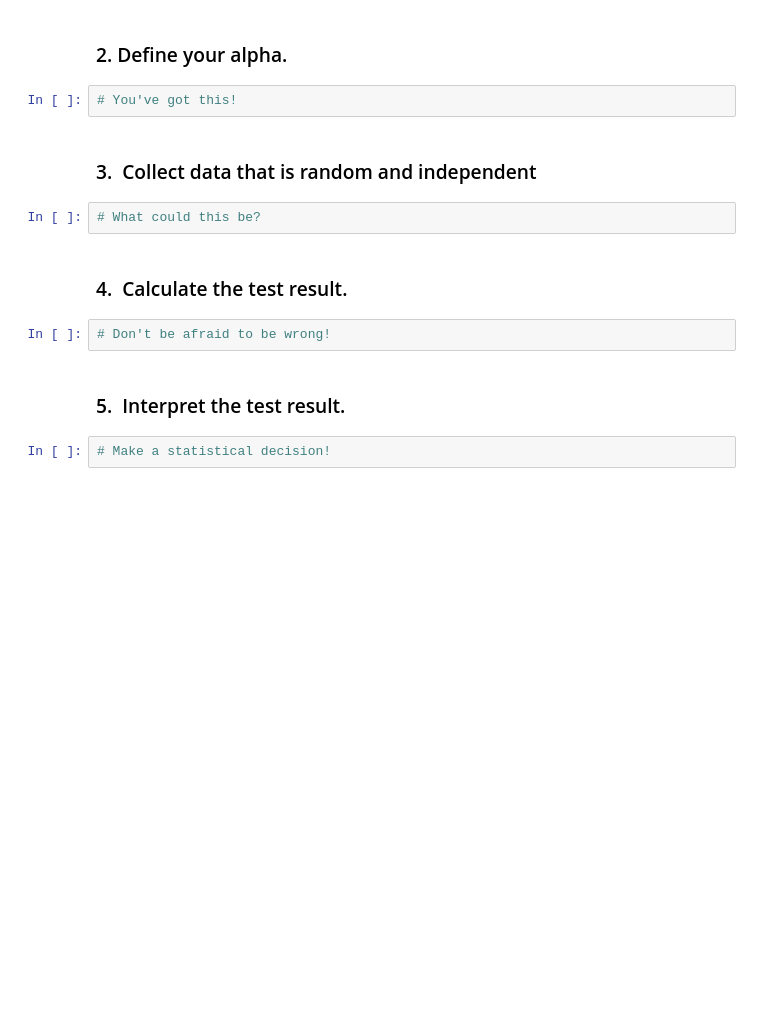
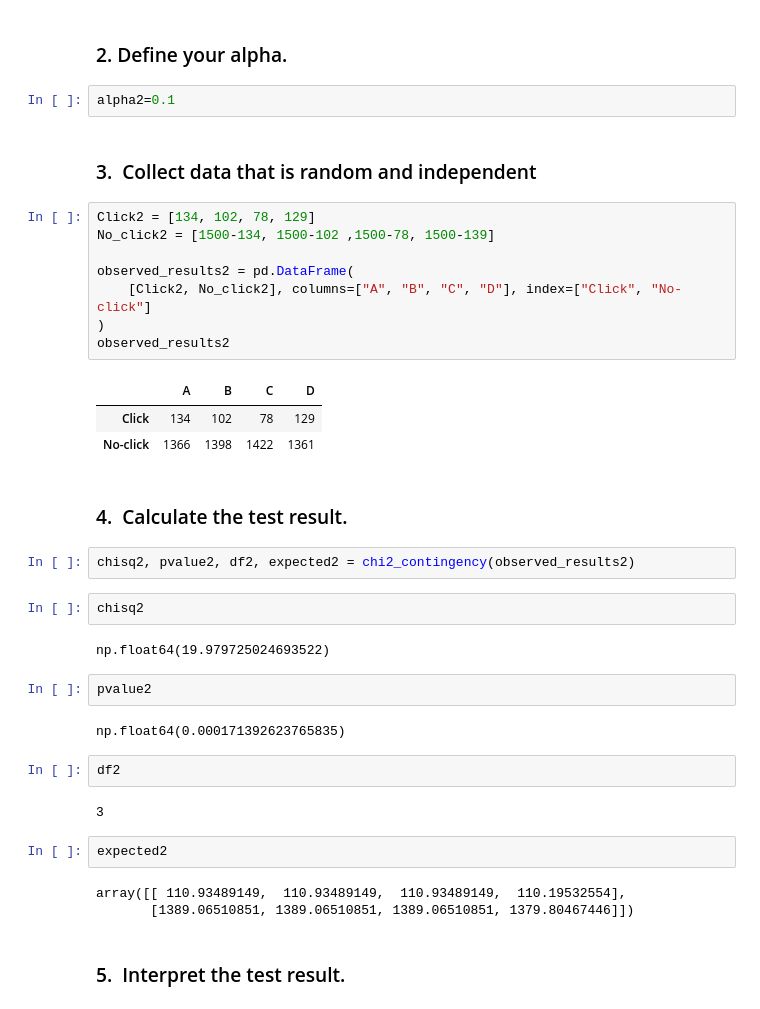
Before and after one commit to Cooljoe67/a_b_testing_notebooks, a Jupyter notebook: 6_chi_square_test_structure.ipynb, the cells around one changed output. Drawn from its saved outputs; the diff is of its cells as text; blank space fills up the shorter version.

```diff
--- a/6_chi_square_test_structure.ipynb
+++ b/6_chi_square_test_structure.ipynb
@@ -459,17 +468,42 @@ Follow these steps:
 \# What hypotheses can you make?
 # %% [markdown]
 ### 2.&nbsp;Define your alpha.
-# %%
-# You've got this!
+# %%
+alpha2=0.1
 # %% [markdown]
 ### 3.&nbsp; Collect data that is random and independent
-# %%
-# What could this be?
+# %%
+Click2 = [134, 102, 78, 129]
+No_click2 = [1500-134, 1500-102 ,1500-78, 1500-139]
+
+observed_results2 = pd.DataFrame(
+    [Click2, No_click2], columns=["A", "B", "C", "D"], index=["Click", "No-click"]
+)
+observed_results2
+# %% [output]
+|  | A | B | C | D |
+| Click | 134 | 102 | 78 | 129 |
+| No-click | 1366 | 1398 | 1422 | 1361 |
 # %% [markdown]
 ### 4.&nbsp; Calculate the test result.
-# %%
-# Don't be afraid to be wrong!
+# %%
+chisq2, pvalue2, df2, expected2 = chi2_contingency(observed_results2)
+# %%
+chisq2
+# %% [output]
+np.float64(19.979725024693522)
+# %%
+pvalue2
+# %% [output]
+np.float64(0.000171392623765835)
+# %%
+df2
+# %% [output]
+3
+# %%
+expected2
+# %% [output]
+array([[ 110.93489149,  110.93489149,  110.93489149,  110.19532554],
+       [1389.06510851, 1389.06510851, 1389.06510851, 1379.80467446]])
 # %% [markdown]
 ### 5.&nbsp; Interpret the test result.
-# %%
-# Make a statistical decision!
```
Also changed, not shown: parts of 6 cells of this notebook.
